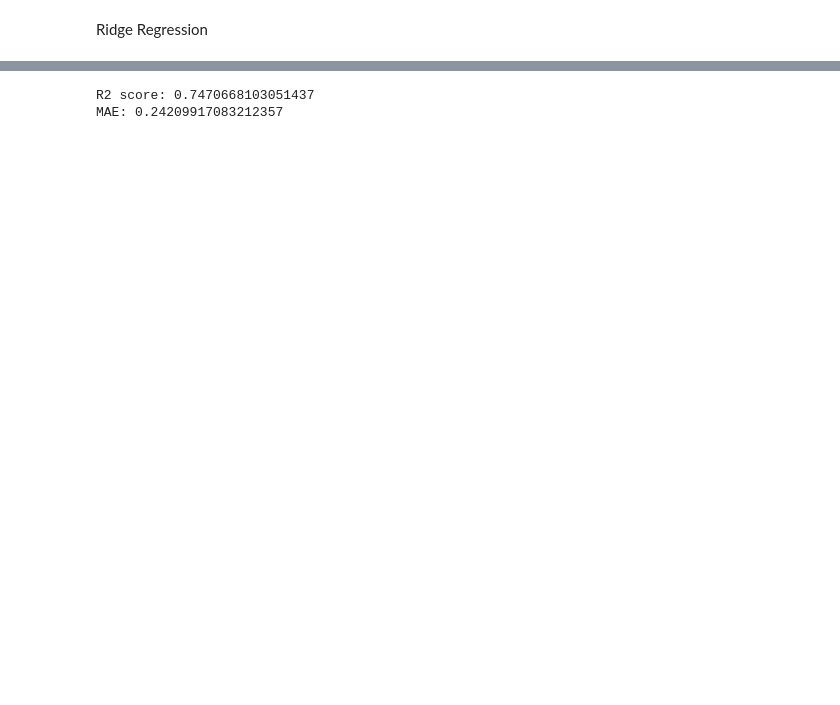
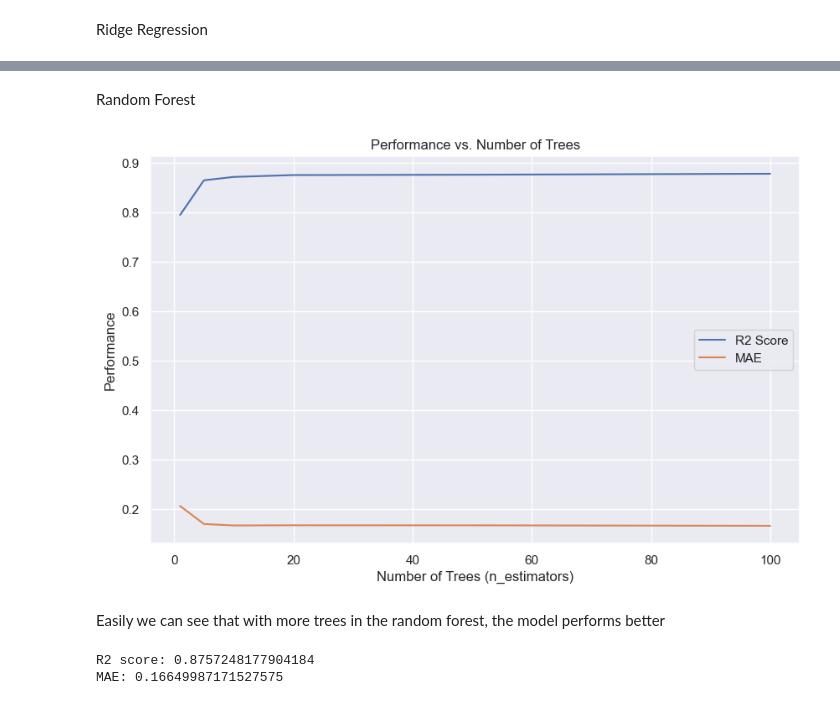
Before and after one commit to Doccocaubai710/LaptopPricePrediction_MachineLearningProject, a Jupyter notebook: Laptop_prediction.ipynb, the cells around one changed output, grey strips where cells are left out. Saved outputs shown, nothing was run; the diff lists cells and outputs as text; code cells hidden in the pictures; blank space fills up the shorter version.

```diff
--- a/Laptop_prediction.ipynb
+++ b/Laptop_prediction.ipynb
@@ -802,6 +910,53 @@ MAE: 0.4697660899500226
+# %% [markdown]
+Random Forest
+# %%
+
+from sklearn.ensemble import RandomForestRegressor
+from sklearn.metrics import r2_score, mean_absolute_error
+
+
+
+
+# Define the range of values for n_estimators
+n_estimators_range = [1, 5, 10, 20, 50, 100]
+
+# Initialize lists to store the performance metrics
+r2_scores = []
+mae_scores = []
+
+# Iterate over different values of n_estimators
+for n_estimators in n_estimators_range:
+    # Create and fit the RandomForestRegressor
+    model = RandomForestRegressor(n_estimators=n_estimators, random_state=42)
+    model.fit(X_train, y_train)
+
+    # Make predictions on the test data
+    y_pred = model.predict(X_test)
+
+    # Calculate the performance metrics
+    r2score = r2_score(y_test, y_pred)
+    mae = mean_absolute_error(y_test, y_pred)
+
+    # Append the scores to the lists
+    r2_scores.append(r2score)
+    mae_scores.append(mae)
+
+# Plot the performance metrics
+plt.figure(figsize=(10, 6))
+plt.plot(n_estimators_range, r2_scores, label='R2 Score')
+plt.plot(n_estimators_range, mae_scores, label='MAE')
+plt.xlabel('Number of Trees (n_estimators)')
+plt.ylabel('Performance')
+plt.title('Performance vs. Number of Trees')
+plt.legend()
+plt.show()
+# %% [output]
+[figure, added]
+# %% [markdown]
+Easily we can see that with more trees in the random forest, the model performs better
 # %%
 from sklearn.ensemble import RandomForestRegressor
-model=RandomForestRegressor(n_estimators=3,random_state=42)
+model=RandomForestRegressor(n_estimators=50,random_state=42)
 model.fit(X_train,y_train)
 y_pred=model.predict(X_test)
 r2score = r2_score(y_test, y_pred)
@@ -810,5 +965,5 @@ mae = mean_absolute_error(y_test, y_pred)
 print('R2 score:', r2score)
 print('MAE:', mae)
 # %% [output]
-R2 score: 0.7470668103051437
-MAE: 0.24209917083212357
+R2 score: 0.8757248177904184
+MAE: 0.16649987171527575
```
Also changed, not shown: parts of 40 cells of this notebook, 1 other file.
